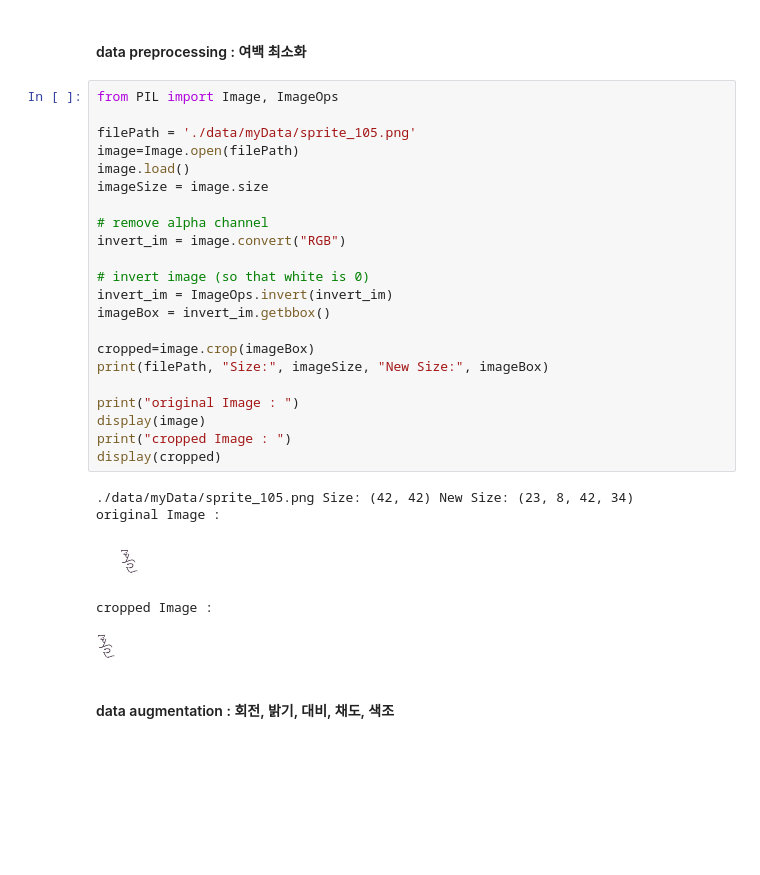
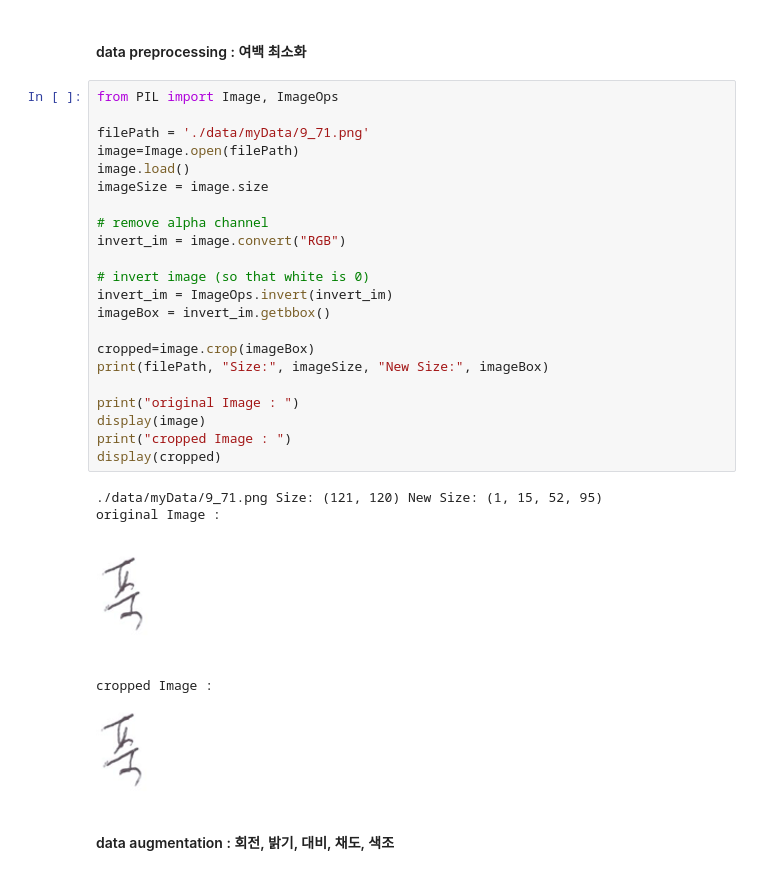
Before and after one commit to PILGI-Analog-To-Digital/Analog-PILGI-to-DIgital, a Jupyter notebook: GAN/myDataDataset.ipynb, the cells around one changed output. Drawn from its saved outputs; the diff is of its cells as text; blank space fills up the shorter version.

```diff
--- a/GAN/myDataDataset.ipynb
+++ b/GAN/myDataDataset.ipynb
@@ -80,31 +80,31 @@ Archive:  /content/drive/Shareddrives/machine_learning_in_practice/Analog-PILGI-
 # %%
 from PIL import Image, ImageOps
 
-filePath = './data/myData/sprite_105.png'
+filePath = './data/myData/9_71.png'
 image=Image.open(filePath)
 image.load()
 imageSize = image.size
 
 # remove alpha channel
 invert_im = image.convert("RGB")
 
 # invert image (so that white is 0)
 invert_im = ImageOps.invert(invert_im)
 imageBox = invert_im.getbbox()
 
 cropped=image.crop(imageBox)
 print(filePath, "Size:", imageSize, "New Size:", imageBox)
 
 print("original Image : ")
 display(image)
 print("cropped Image : ")
 display(cropped)
 # %% [output]
-./data/myData/sprite_105.png Size: (42, 42) New Size: (23, 8, 42, 34)
+./data/myData/9_71.png Size: (121, 120) New Size: (1, 15, 52, 95)
 original Image :
-[figure, old version]
+[figure, new version]
 cropped Image :
-[figure, old version]
+[figure, new version]
 # %% [markdown]
 #### data augmentation : 회전, 밝기, 대비, 채도, 색조
 # %%
```
Also changed, not shown: parts of 9 cells of this notebook.
